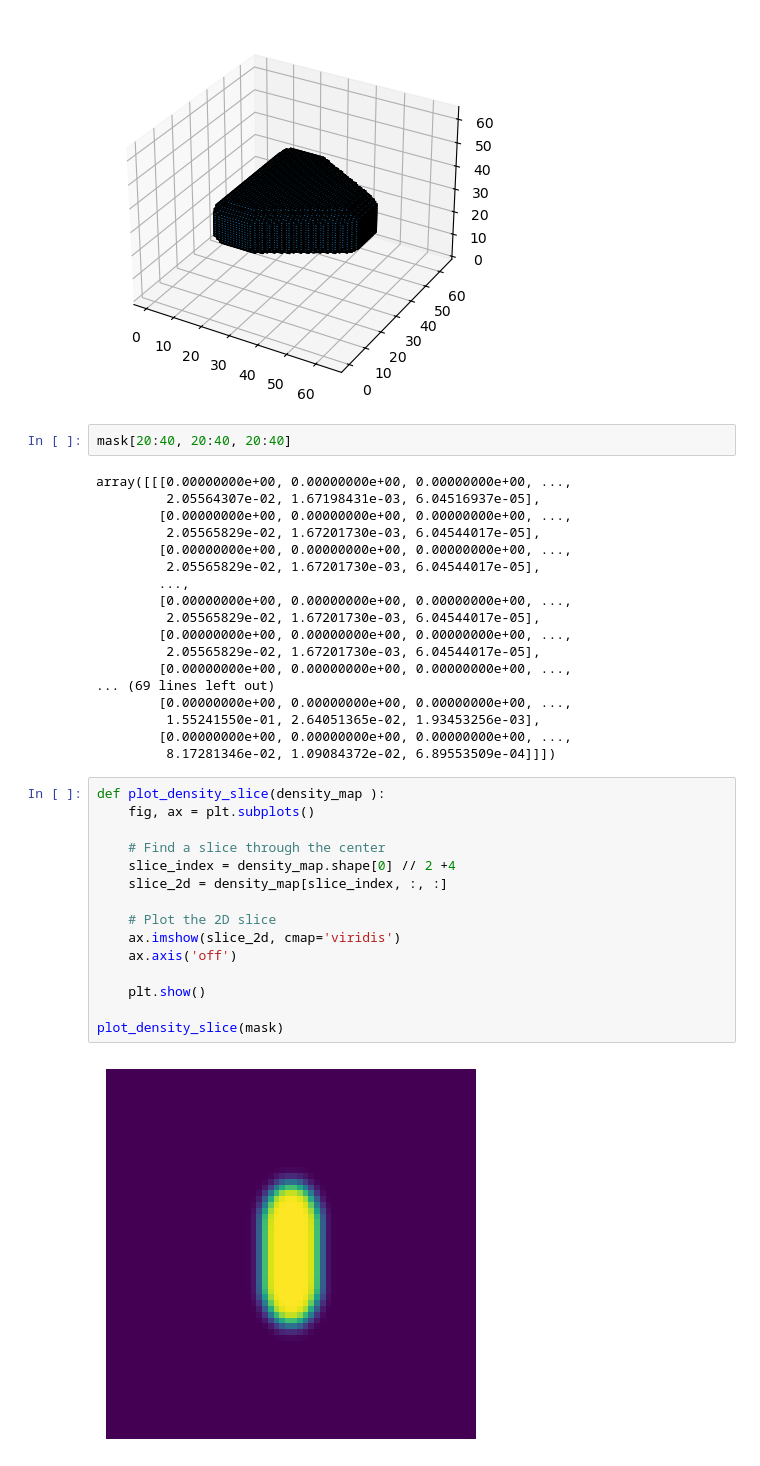
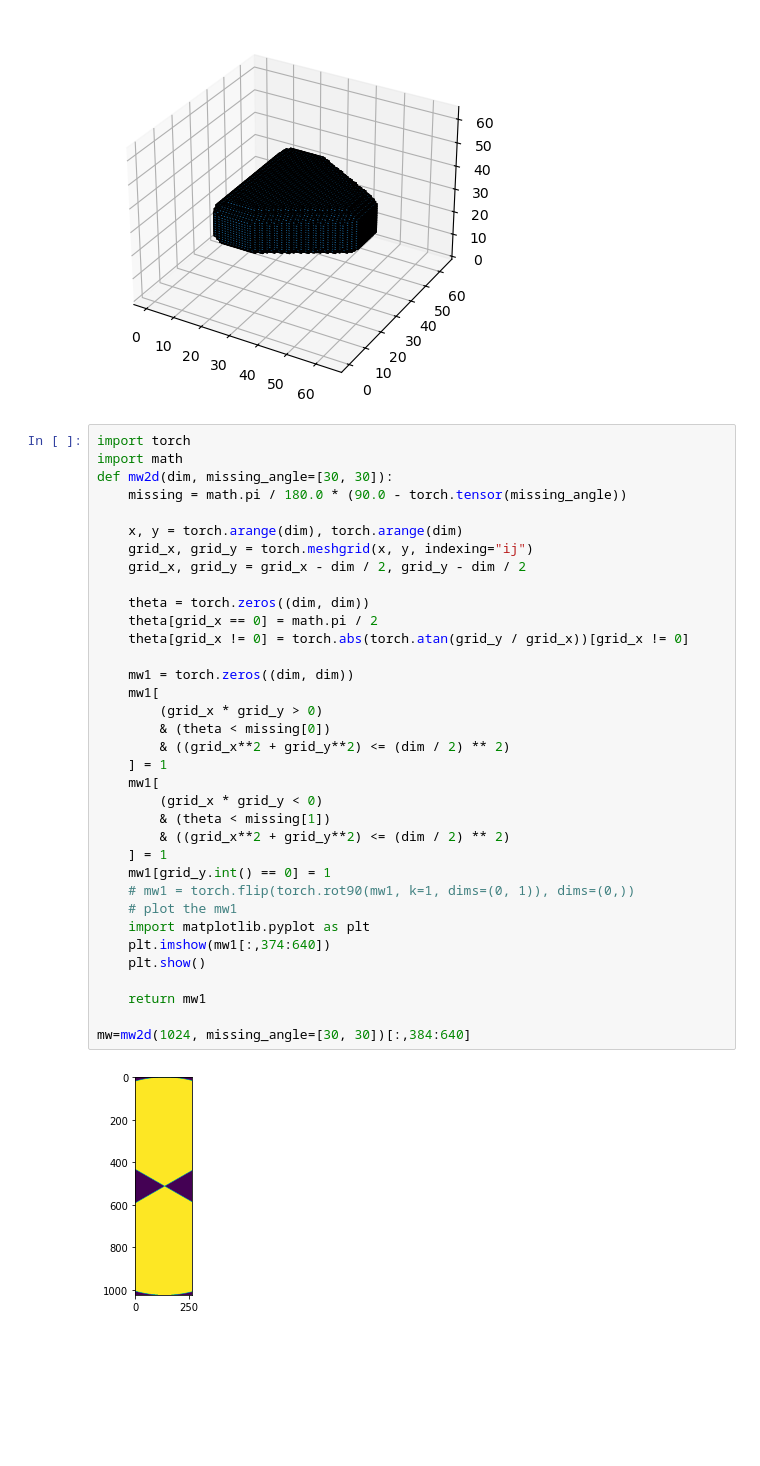
Before and after one commit to YuX-Ren/sim_data, a Jupyter notebook: shape.ipynb, the cells around one changed output. Cells and saved outputs as stored; diff of their text form; blank space fills up the shorter version.

```diff
--- a/shape.ipynb
+++ b/shape.ipynb
@@ -233,40 +233,40 @@ mask = gaussian_filter(mask, sigma=1)
 visualize_3d_volume(mask)
 # %% [output]
 [figure]
-# %%
-mask[20:40, 20:40, 20:40]
-# %% [output]
-array([[[0.00000000e+00, 0.00000000e+00, 0.00000000e+00, ...,
-         2.05564307e-02, 1.67198431e-03, 6.04516937e-05],
-        [0.00000000e+00, 0.00000000e+00, 0.00000000e+00, ...,
-         2.05565829e-02, 1.67201730e-03, 6.04544017e-05],
-        [0.00000000e+00, 0.00000000e+00, 0.00000000e+00, ...,
-         2.05565829e-02, 1.67201730e-03, 6.04544017e-05],
-        ...,
-        [0.00000000e+00, 0.00000000e+00, 0.00000000e+00, ...,
-         2.05565829e-02, 1.67201730e-03, 6.04544017e-05],
-        [0.00000000e+00, 0.00000000e+00, 0.00000000e+00, ...,
-         2.05565829e-02, 1.67201730e-03, 6.04544017e-05],
-        [0.00000000e+00, 0.00000000e+00, 0.00000000e+00, ...,
-... (69 lines left out)
-        [0.00000000e+00, 0.00000000e+00, 0.00000000e+00, ...,
-         1.55241550e-01, 2.64051365e-02, 1.93453256e-03],
-        [0.00000000e+00, 0.00000000e+00, 0.00000000e+00, ...,
-         8.17281346e-02, 1.09084372e-02, 6.89553509e-04]]])
-# %%
-def plot_density_slice(density_map ):
-    fig, ax = plt.subplots()
-
-    # Find a slice through the center
-    slice_index = density_map.shape[0] // 2 +4
-    slice_2d = density_map[slice_index, :, :]
-
-    # Plot the 2D slice
-    ax.imshow(slice_2d, cmap='viridis')
-    ax.axis('off')
-
-    plt.show()
-
-plot_density_slice(mask)
-# %% [output]
-[figure, removed]
+# %%
+import torch
+import math
+def mw2d(dim, missing_angle=[30, 30]):
+    missing = math.pi / 180.0 * (90.0 - torch.tensor(missing_angle))
+
+    x, y = torch.arange(dim), torch.arange(dim)
+    grid_x, grid_y = torch.meshgrid(x, y, indexing="ij")
+    grid_x, grid_y = grid_x - dim / 2, grid_y - dim / 2
+
+    theta = torch.zeros((dim, dim))
+    theta[grid_x == 0] = math.pi / 2
+    theta[grid_x != 0] = torch.abs(torch.atan(grid_y / grid_x))[grid_x != 0]
+
+    mw1 = torch.zeros((dim, dim))
+    mw1[
+        (grid_x * grid_y > 0)
+        & (theta < missing[0])
+        & ((grid_x**2 + grid_y**2) <= (dim / 2) ** 2)
+    ] = 1
+    mw1[
+        (grid_x * grid_y < 0)
+        & (theta < missing[1])
+        & ((grid_x**2 + grid_y**2) <= (dim / 2) ** 2)
+    ] = 1
+    mw1[grid_y.int() == 0] = 1
+    # mw1 = torch.flip(torch.rot90(mw1, k=1, dims=(0, 1)), dims=(0,))
+    # plot the mw1
+    import matplotlib.pyplot as plt
+    plt.imshow(mw1[:,374:640])
+    plt.show()
+
+    return mw1
+
+mw=mw2d(1024, missing_angle=[30, 30])[:,384:640]
+# %% [output]
+[figure, added]
```
Also changed, not shown: parts of 6 cells of this notebook, 5 other files.
